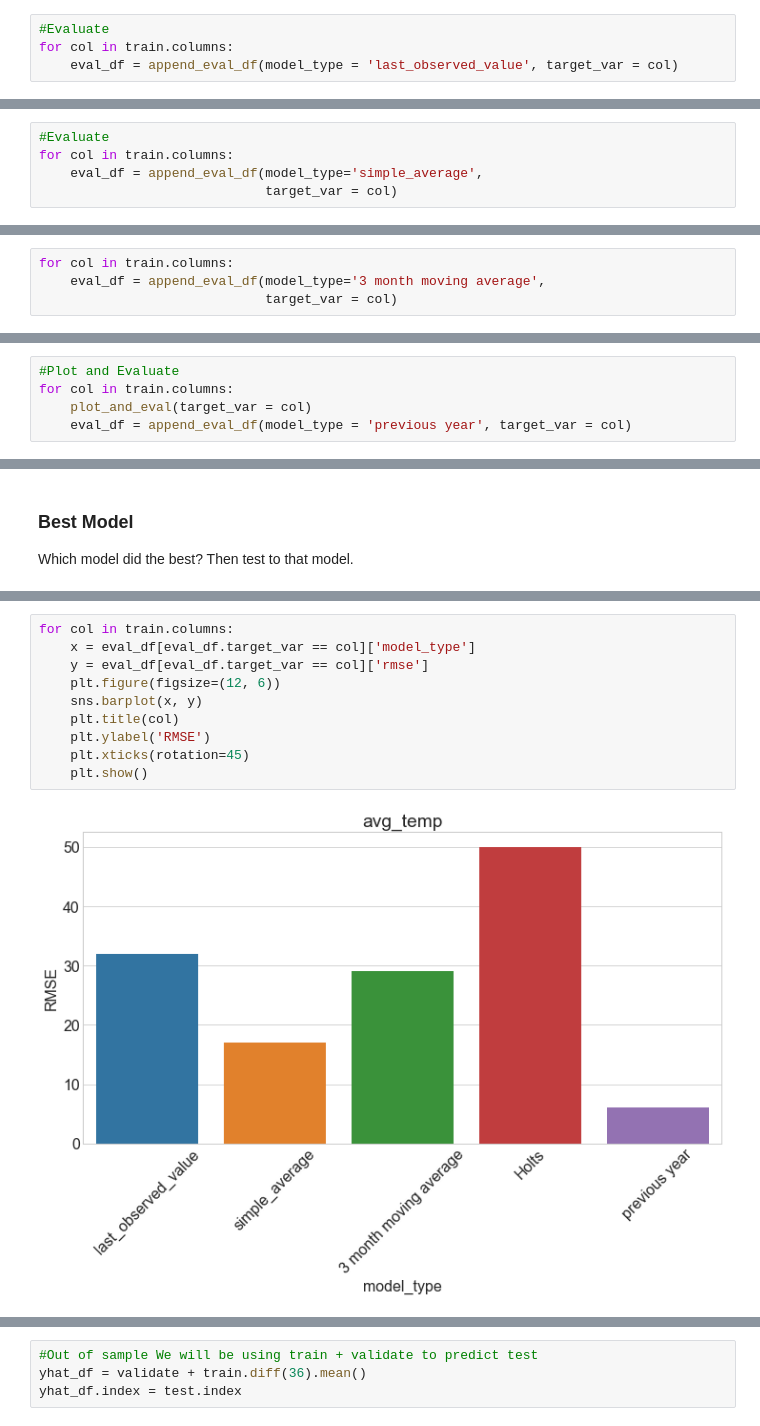
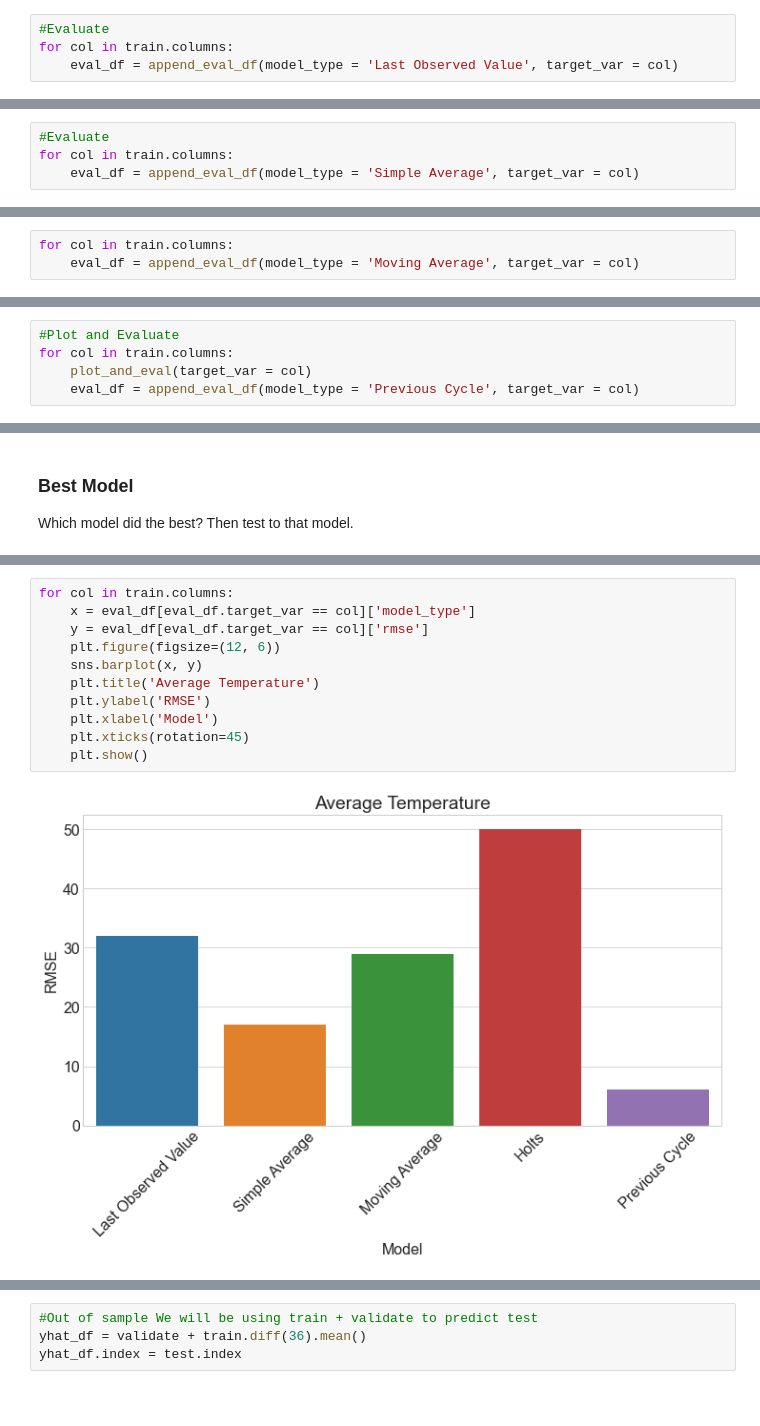
Before and after one commit to hrodjr/time-series-exercisess, a Jupyter notebook: time-series-e2e-exercise.ipynb, the cells around one changed output, grey strips where cells are left out. Saved outputs shown, nothing was run; the diff lists cells and outputs as text; blank space fills up the shorter version.

```diff
--- a/time-series-e2e-exercise.ipynb
+++ b/time-series-e2e-exercise.ipynb
@@ -341,7 +390,7 @@ avg_temp -- RMSE: 32
 # %%
 #Evaluate
 for col in train.columns:
-    eval_df = append_eval_df(model_type = 'last_observed_value', target_var = col)
+    eval_df = append_eval_df(model_type = 'Last Observed Value', target_var = col)
 # %%
 eval_df
 # %% [output]
@@ -375,8 +424,7 @@ avg_temp -- RMSE: 17
 # %%
 #Evaluate
 for col in train.columns:
-    eval_df = append_eval_df(model_type='simple_average',
-                             target_var = col)
+    eval_df = append_eval_df(model_type = 'Simple Average', target_var = col)
 # %%
 eval_df
 # %% [output]
@@ -411,8 +459,7 @@ avg_temp -- RMSE: 29
 [figure]
 # %%
 for col in train.columns:
-    eval_df = append_eval_df(model_type='3 month moving average',
-                             target_var = col)
+    eval_df = append_eval_df(model_type = 'Moving Average', target_var = col)
 # %%
 eval_df
 # %% [output]
@@ -482,7 +529,7 @@ pd.concat([yhat_df.head(1), validate.head(1)])
 #Plot and Evaluate
 for col in train.columns:
     plot_and_eval(target_var = col)
-    eval_df = append_eval_df(model_type = 'previous year', target_var = col)
+    eval_df = append_eval_df(model_type = 'Previous Cycle', target_var = col)
 # %% [output]
 avg_temp -- RMSE: 6
 [figure]
@@ -504,12 +558,13 @@ eval_df[(eval_df.rmse == min_rmse_items_sold)]
 # %%
 for col in train.columns:
     x = eval_df[eval_df.target_var == col]['model_type']
     y = eval_df[eval_df.target_var == col]['rmse']
     plt.figure(figsize=(12, 6))
     sns.barplot(x, y)
-    plt.title(col)
+    plt.title('Average Temperature')
     plt.ylabel('RMSE')
+    plt.xlabel('Model')
     plt.xticks(rotation=45)
     plt.show()
 # %% [output]
-[figure, old version]
+[figure, new version]
```
Also changed, not shown: parts of 76 cells of this notebook, 1 other file.
